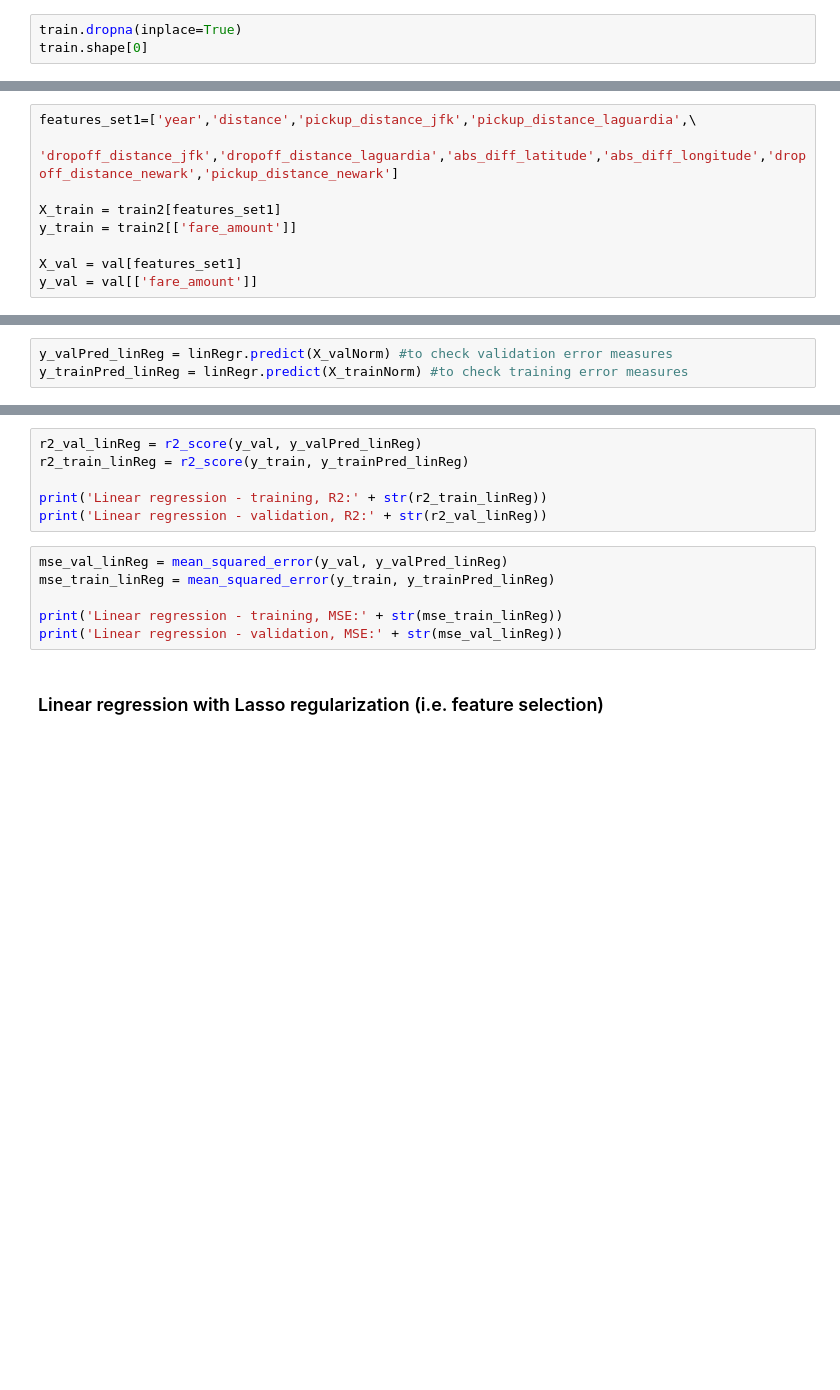
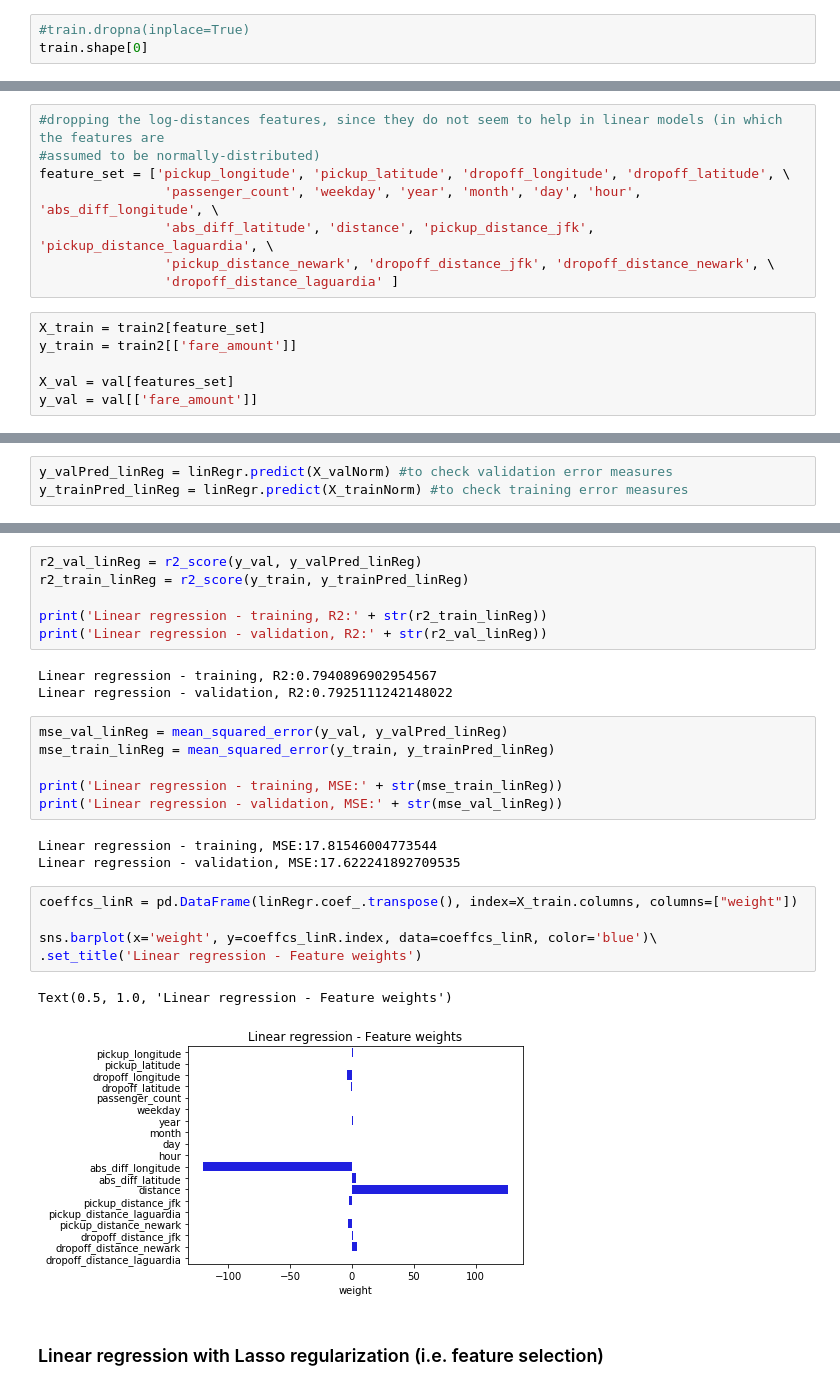
Before and after one commit to ana-rlopez/NYC_taxi_fare_prediction, a Jupyter notebook: NYTaxiFare_1_ExploratoryAnalysis_&_Preprocessing.ipynb, the cells around one changed output, grey strips where cells are left out. Cells and saved outputs as stored; diff of their text form; blank space fills up the shorter version.

Commit message:
Format modifications and figrues feature weights and importances added

```diff
--- a/NYTaxiFare_1_ExploratoryAnalysis_&_Preprocessing.ipynb
+++ b/NYTaxiFare_1_ExploratoryAnalysis_&_Preprocessing.ipynb
@@ -160,3 +247,3 @@ train.isna().sum()
 # %%
-train.dropna(inplace=True)
+#train.dropna(inplace=True)
 train.shape[0]
@@ -235,0 +331,14 @@ val.shape
+# %%
+#dropping the log-distances features, since they do not seem to help in linear models (in which the features are
+#assumed to be normally-distributed)
+feature_set = ['pickup_longitude', 'pickup_latitude', 'dropoff_longitude', 'dropoff_latitude', \
+                'passenger_count', 'weekday', 'year', 'month', 'day', 'hour', 'abs_diff_longitude', \
+                'abs_diff_latitude', 'distance', 'pickup_distance_jfk', 'pickup_distance_laguardia', \
+                'pickup_distance_newark', 'dropoff_distance_jfk', 'dropoff_distance_newark', \
+                'dropoff_distance_laguardia' ]
+# %%
+X_train = train2[feature_set]
+y_train = train2[['fare_amount']]
+
+X_val = val[features_set]
+y_val = val[['fare_amount']]
@@ -239,9 +357,0 @@ val.shape
-# %%
-features_set1=['year','distance','pickup_distance_jfk','pickup_distance_laguardia',\
-                  'dropoff_distance_jfk','dropoff_distance_laguardia','abs_diff_latitude','abs_diff_longitude','dropoff_distance_newark','pickup_distance_newark']
-
-X_train = train2[features_set1]
-y_train = train2[['fare_amount']]
-
-X_val = val[features_set1]
-y_val = val[['fare_amount']]
@@ -300,11 +428,25 @@ r2_train_linReg = r2_score(y_train, y_trainPred_linReg)
 
 print('Linear regression - training, R2:' + str(r2_train_linReg))
 print('Linear regression - validation, R2:' + str(r2_val_linReg))
+# %% [output]
+Linear regression - training, R2:0.7940896902954567
+Linear regression - validation, R2:0.7925111242148022
 # %%
 mse_val_linReg = mean_squared_error(y_val, y_valPred_linReg)
 mse_train_linReg = mean_squared_error(y_train, y_trainPred_linReg)
 
 print('Linear regression - training, MSE:' + str(mse_train_linReg))
 print('Linear regression - validation, MSE:' + str(mse_val_linReg))
+# %% [output]
+Linear regression - training, MSE:17.81546004773544
+Linear regression - validation, MSE:17.622241892709535
+# %%
+coeffcs_linR = pd.DataFrame(linRegr.coef_.transpose(), index=X_train.columns, columns=["weight"])
+
+sns.barplot(x='weight', y=coeffcs_linR.index, data=coeffcs_linR, color='blue')\
+.set_title('Linear regression - Feature weights')
+# %% [output]
+Text(0.5, 1.0, 'Linear regression - Feature weights')
+[figure, added]
 # %% [markdown]
 ### Linear regression with Lasso regularization (i.e. feature selection)
```
Also changed, not shown: parts of 131 cells of this notebook.
